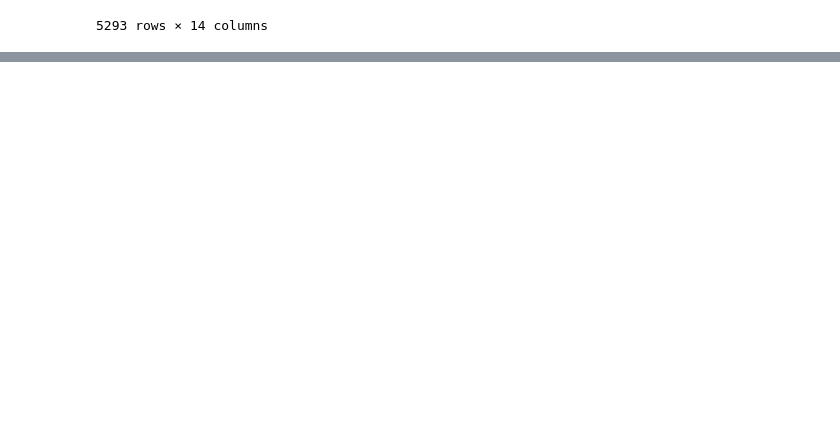
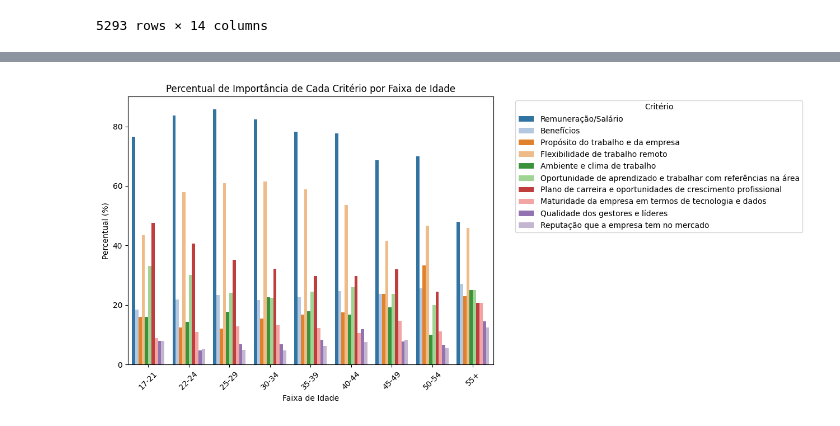
Before and after one commit to ericksalignac/Projeto-Integrador-1, a Jupyter notebook: state-of-data-analysis.ipynb, the cells around one changed output, grey strips where cells are left out. Cells and saved outputs as stored; diff of their text form; code cells hidden in the pictures; blank space fills up the shorter version.

```diff
--- a/state-of-data-analysis.ipynb
+++ b/state-of-data-analysis.ipynb
@@ -130,0 +214,33 @@ df_p1
+# %%
+import seaborn as sns
+import matplotlib.pyplot as plt
+import pandas as pd
+
+# Contar o total de respostas por faixa de idade
+total_por_idade = df_idade_criterios['Faixa_Idade'].value_counts()
+
+# Calcular o percentual de cada critério por faixa de idade
+percentuais = pd.DataFrame()
+for criterio in criterios:
+    criterio_percentual = df_idade_criterios.groupby('Faixa_Idade')[criterio].mean() * 100
+    percentuais[dict_cols[criterio]] = criterio_percentual
+
+# Resetar o índice para facilitar a plotagem
+percentuais = percentuais.reset_index()
+percentuais = percentuais.melt(id_vars='Faixa_Idade', var_name='Critério', value_name='Percentual')
+
+# Usar uma paleta de cores distintas sem repetição
+paleta_distinta = sns.color_palette("tab20")
+
+# Plotar gráfico percentual com paleta de cores distintas
+plt.figure(figsize=(13, 6))
+sns.barplot(data=percentuais, x='Faixa_Idade', y='Percentual', hue='Critério', palette=paleta_distinta)
+plt.title('Percentual de Importância de Cada Critério por Faixa de Idade')
+plt.xlabel('Faixa de Idade')
+plt.ylabel('Percentual (%)')
+plt.legend(title='Critério', bbox_to_anchor=(1.05, 1), loc='upper left')
+plt.xticks(rotation=45)
+plt.tight_layout()
+plt.show()
+# %% [output]
+[figure, added]
```
Also changed, not shown: parts of 12 cells of this notebook.
